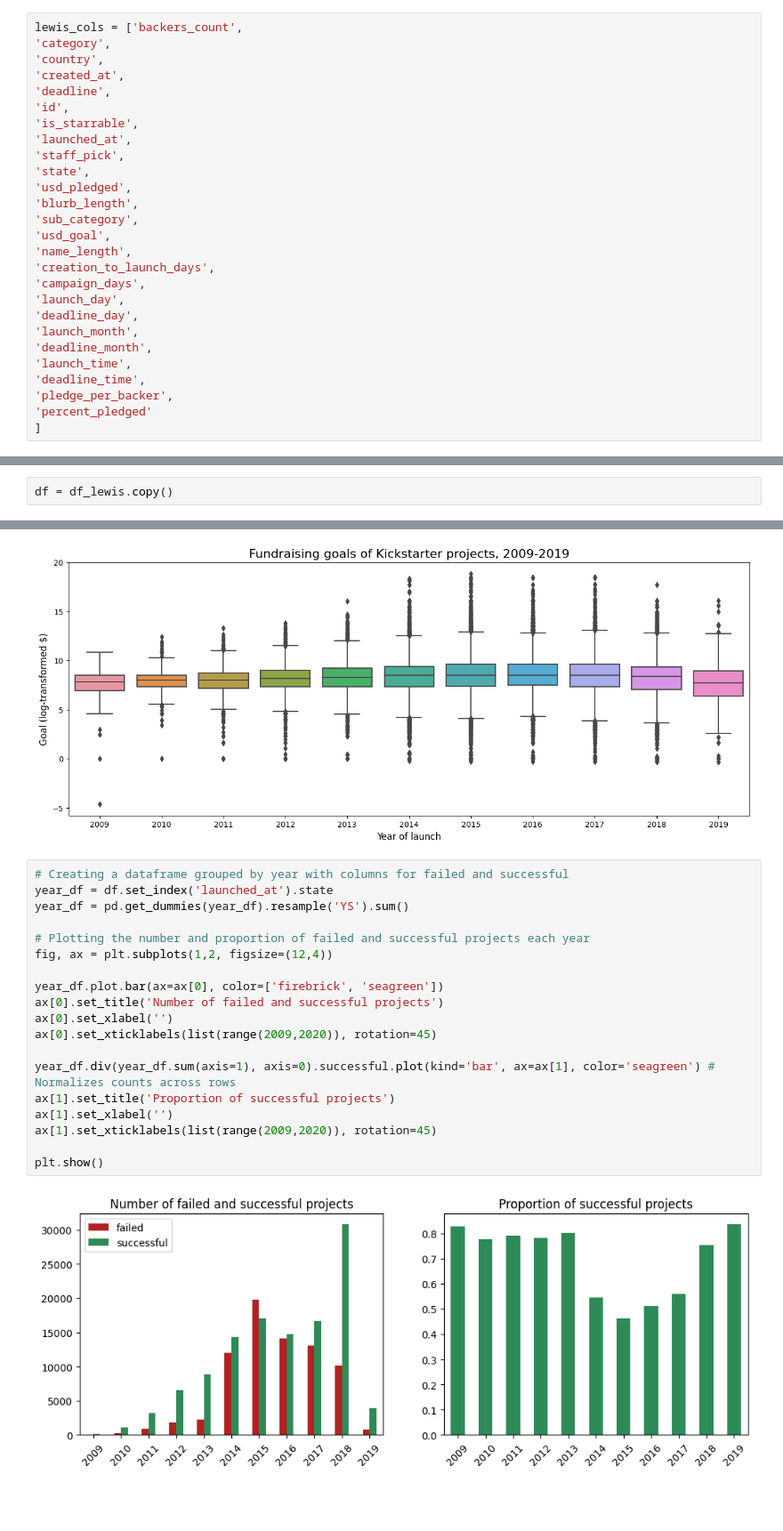
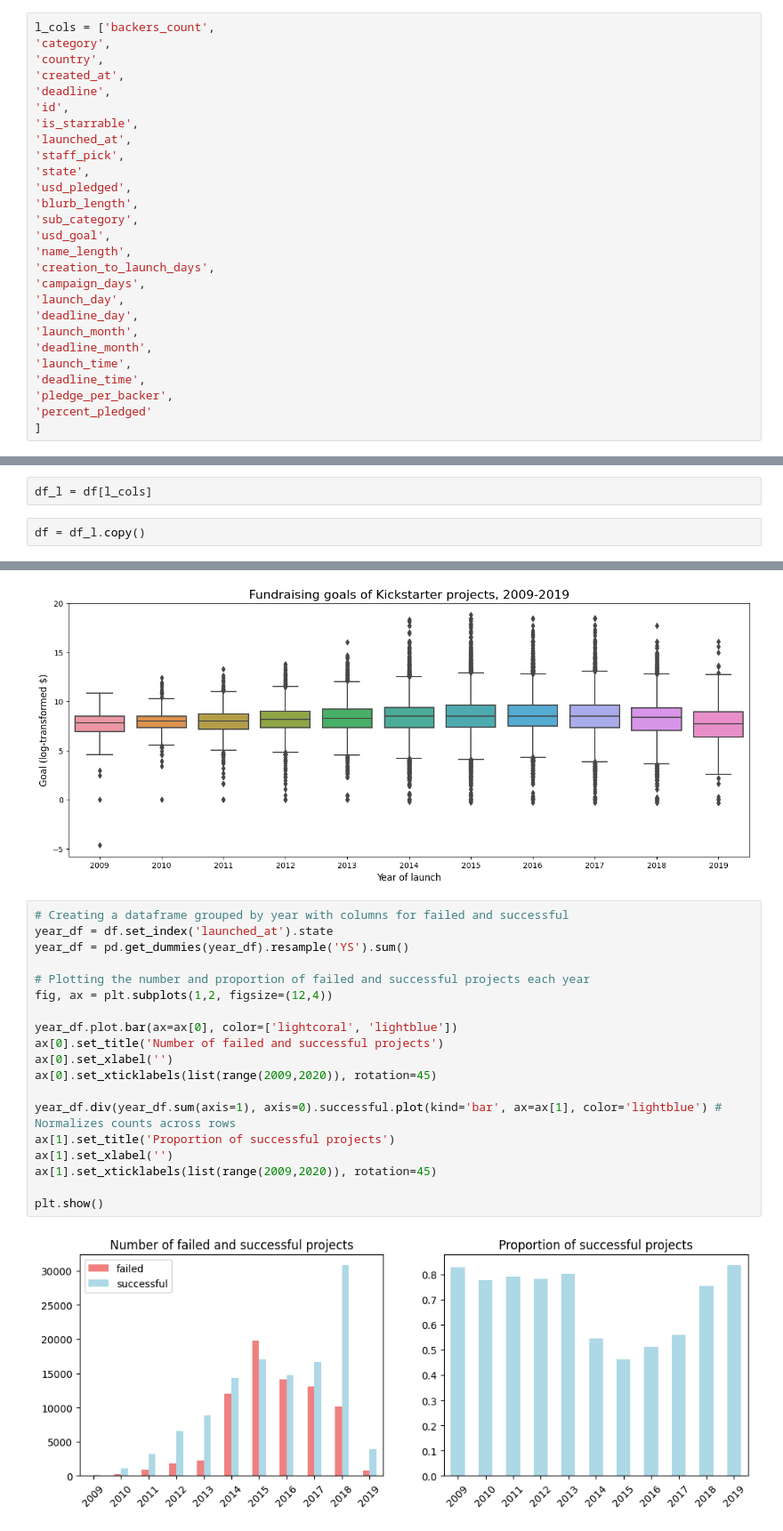
Before and after one commit to kaqreal/ds-ML-project-kickstarter, a Jupyter notebook: EDA-and-Cleaning.ipynb, the cells around one changed output, grey strips where cells are left out. Shown at 89% size. Drawn from its saved outputs; the diff is of its cells as text; blank space fills up the shorter version.

```diff
--- a/EDA-and-Cleaning.ipynb
+++ b/EDA-and-Cleaning.ipynb
@@ -306,7 +301,7 @@ df['pledge_per_backer'] = round(df['usd_pledged']/df['backers_count'],2)
 
 df['percent_pledged'] = round(df['usd_pledged']/df['usd_goal']*100,2)
 # %%
-lewis_cols = ['backers_count',
+l_cols = ['backers_count',
 'category',
 'country',
 'created_at',
@@ -337,3 +330,5 @@ df_lewis = df[lewis_cols]
+# %%
+df_l = df[l_cols]
 # %%
-df = df_lewis.copy()
+df = df_l.copy()
 # %% [markdown]
@@ -789,22 +785,22 @@ plt.show()
 # %%
 # Creating a dataframe grouped by year with columns for failed and successful
 year_df = df.set_index('launched_at').state
 year_df = pd.get_dummies(year_df).resample('YS').sum()
 
 # Plotting the number and proportion of failed and successful projects each year
 fig, ax = plt.subplots(1,2, figsize=(12,4))
 
-year_df.plot.bar(ax=ax[0], color=['firebrick', 'seagreen'])
+year_df.plot.bar(ax=ax[0], color=['lightcoral', 'lightblue'])
 ax[0].set_title('Number of failed and successful projects')
 ax[0].set_xlabel('')
 ax[0].set_xticklabels(list(range(2009,2020)), rotation=45)
 
-year_df.div(year_df.sum(axis=1), axis=0).successful.plot(kind='bar', ax=ax[1], color='seagreen') # Normalizes counts across rows
+year_df.div(year_df.sum(axis=1), axis=0).successful.plot(kind='bar', ax=ax[1], color='lightblue') # Normalizes counts across rows
 ax[1].set_title('Proportion of successful projects')
 ax[1].set_xlabel('')
 ax[1].set_xticklabels(list(range(2009,2020)), rotation=45)
 
 plt.show()
 # %% [output]
-[figure, old version]
+[figure, new version]
 # %% [markdown]
```
Also changed, not shown: parts of 39 cells of this notebook, 2 other files.
